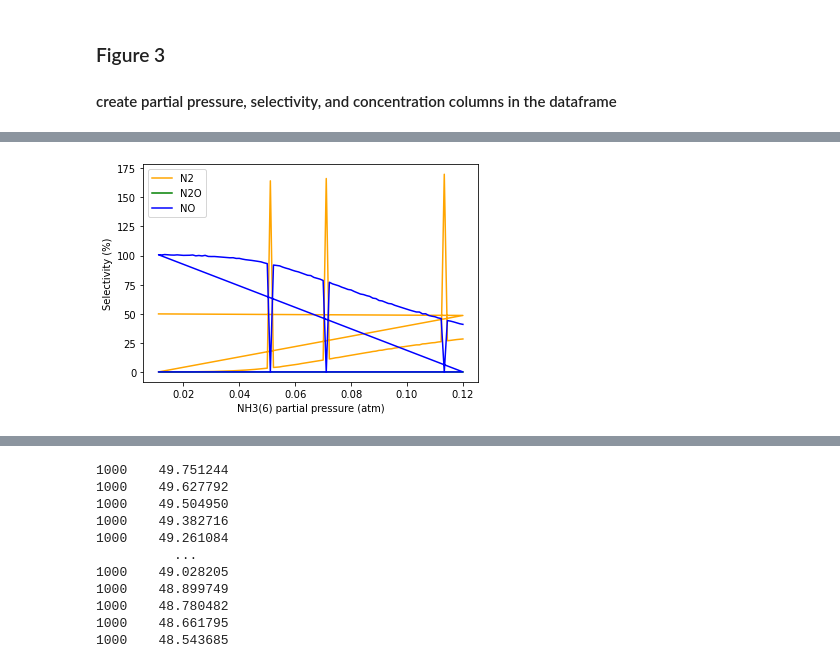
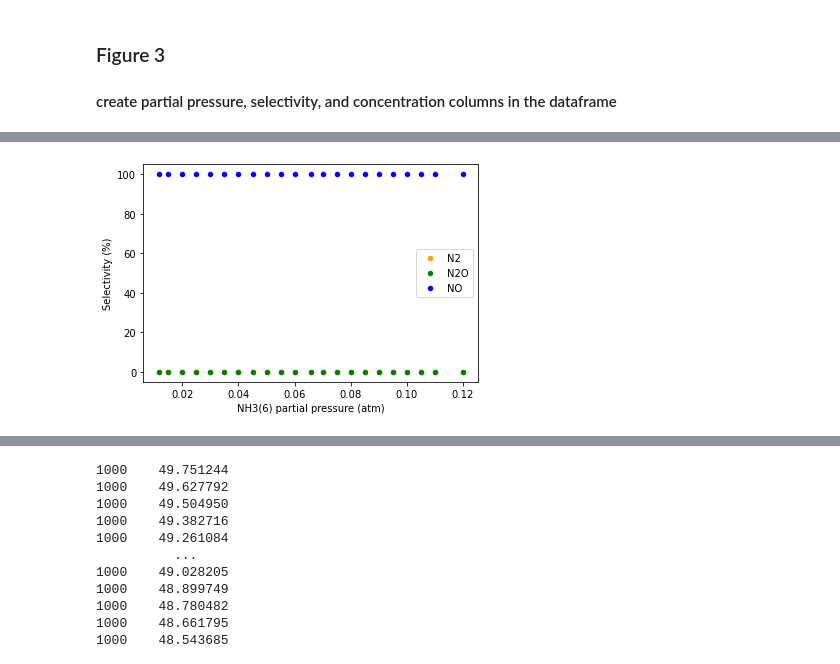
Before and after one commit to Tingchenlee/ammonia_analysis, a Jupyter notebook: Analyze_NH3.ipynb, the cells around one changed output, grey strips where cells are left out. Saved outputs shown, nothing was run; the diff lists cells and outputs as text; code cells hidden in the pictures.

```diff
--- a/Analyze_NH3.ipynb
+++ b/Analyze_NH3.ipynb
@@ -19,7 +19,7 @@ from rmgpy.data.base import Database
 # %%
 #Input file
 rmg_model_path = '../ammonia/'
-analysis_path = '../ammonia_analysis/NH3_results'
+analysis_path = '../ammonia_analysis/results/NH3_results'
 # %%
 #Git-python: checkout master branch
 import git
@@ -175,13 +196,31 @@ coverage_species_2 = ['NO_ads(27)', 'N_ads(64)', 'H3NX(29)', 'X(1)']
+# %%
+for commit in commit_list:
+    data_dict[commit]['NH3(6) conversion (%)']= 100*(data_dict[commit]['X_nh3 initial'] - data_dict[commit]['NH3(6)'])/data_dict[commit]['X_nh3 initial']
+
+    S_N2 = (-2)*(data_dict[commit]['N2(4) ROP [kmol/m^3 s]'])/data_dict[commit]['NH3(6) ROP [kmol/m^3 s]']
+    S_NO = (-1)*(data_dict[commit]['NO(5) ROP [kmol/m^3 s]'])/data_dict[commit]['NH3(6) ROP [kmol/m^3 s]']
+    S_N2O = (-2)*(data_dict[commit]['N2O(7) ROP [kmol/m^3 s]'])/data_dict[commit]['NH3(6) ROP [kmol/m^3 s]']
+    data_dict[commit]['N2(4) Selectivity (%)'] = 100*S_N2 / (S_N2 + S_NO + S_N2O)
+    data_dict[commit]['NO(5) Selectivity (%)'] = 100*S_NO / (S_N2 + S_NO + S_N2O)
+    data_dict[commit]['N2O(7) Selectivity (%)'] = 100*S_N2O / (S_N2 + S_NO + S_N2O)
+
+    data_dict[commit]['OX(10) Coverage']=data_dict[commit]['OX(10)']/(data_dict[commit]['OX(10)'] + data_dict[commit]['HOX(13)']+ data_dict[commit]['X(1)'])
+    data_dict[commit]['HOX(13) Coverage']=data_dict[commit]['HOX(13)']/(data_dict[commit]['OX(10)'] + data_dict[commit]['HOX(13)']+ data_dict[commit]['X(1)'])
+    data_dict[commit]['X(1) Coverage']=data_dict[commit]['X(1)']/(data_dict[commit]['OX(10)'] + data_dict[commit]['HOX(13)']+ data_dict[commit]['X(1)'])
+    data_dict[commit]['NO_ads(27) Coverage']=data_dict[commit]['NO_ads(27)']/(data_dict[commit]['NO_ads(27)'] + data_dict[commit]['N_ads(72)']+ data_dict[commit]['H3NX(29)']+ data_dict[commit]['X(1)'])
+    data_dict[commit]['N_ads(72) Coverage']=data_dict[commit]['N_ads(72)']/(data_dict[commit]['NO_ads(27)'] + data_dict[commit]['N_ads(72)']+ data_dict[commit]['H3NX(29)']+ data_dict[commit]['X(1)'])
+    data_dict[commit]['H3NX(29) Coverage']=data_dict[commit]['H3NX(29)']/(data_dict[commit]['NO_ads(27)'] + data_dict[commit]['N_ads(72)']+ data_dict[commit]['H3NX(29)']+ data_dict[commit]['X(1)'])
+    data_dict[commit]['X Coverage']=data_dict[commit]['X(1)']/(data_dict[commit]['NO_ads(27)'] + data_dict[commit]['N_ads(72)']+ data_dict[commit]['H3NX(29)']+ data_dict[commit]['X(1)'])
 # %%
-for commit in commit_list:
-    for i in conversion_species:
-        data_dict[commit]['NH3(6) conversion (%)'] = 100*(data_dict[commit]['X_nh3 initial'] - data_dict[commit][i])/data_dict[commit]['X_nh3 initial']
+# for commit in commit_list:
+#     for i in conversion_species:
+#         data_dict[commit]['NH3(6) conversion (%)'] = 100*(data_dict[commit]['X_nh3 initial'] - data_dict[commit][i])/data_dict[commit]['X_nh3 initial']
 
-    for i in selectivity_species:
-        data_dict[commit][f'{i} Selectivity (%)'] = 100*(data_dict[commit][i])/(data_dict[commit]['X_nh3 initial'] - data_dict[commit]['NH3(6)'])
+#     for i in selectivity_species:
+#         data_dict[commit][f'{i} Selectivity (%)'] = 100*(data_dict[commit][i])/(data_dict[commit]['X_nh3 initial'] - data_dict[commit]['NH3(6)'])
 
-    for i in coverage_species_1:
-        data_dict[commit][f'{i} Coverage'] = (data_dict[commit][i])/(data_dict[commit]['OX(10)'] + data_dict[commit]['HOX(13)']+ data_dict[commit]['X(1)'])
+#     for i in coverage_species_1:
+#         data_dict[commit][f'{i} Coverage'] = (data_dict[commit][i])/(data_dict[commit]['OX(10)'] + data_dict[commit]['HOX(13)']+ data_dict[commit]['X(1)'])
 
-    for i in coverage_species_2:
-        data_dict[commit][f'{i} Coverage'] = (data_dict[commit][i])/(data_dict[commit]['NO_ads(27)'] + data_dict[commit]['N_ads(64)']+ data_dict[commit]['H3NX(29)']+ data_dict[commit]['X(1)'])
+#     for i in coverage_species_2:
+#         data_dict[commit][f'{i} Coverage'] = (data_dict[commit][i])/(data_dict[commit]['NO_ads(27)'] + data_dict[commit]['N_ads(64)']+ data_dict[commit]['H3NX(29)']+ data_dict[commit]['X(1)'])
@@ -210,13 +287,13 @@ data_dict[commit].plot.scatter(x='X_nh3 initial',y='NH3(6) conversion (%)',label
 # %%
-ax1 = data_dict[commit].plot(x='X_nh3 initial',y='N2(4) Selectivity (%)',
+ax1 = data_dict[commit].plot.scatter(x='X_nh3 initial',y='N2(4) Selectivity (%)',
                                      label='N2',color="orange")
-ax2 = data_dict[commit].plot(x='X_nh3 initial',y='N2O(7) Selectivity (%)',
+ax2 = data_dict[commit].plot.scatter(x='X_nh3 initial',y='N2O(7) Selectivity (%)',
                                      label='N2O',color='g', ax=ax1)
-ax3 = data_dict[commit].plot(x='X_nh3 initial',y='NO(5) Selectivity (%)',
+ax3 = data_dict[commit].plot.scatter(x='X_nh3 initial',y='NO(5) Selectivity (%)',
                                      label='NO',color='blue', ax=ax1)
 ax1.set_xlabel("NH3(6) partial pressure (atm)")
 ax1.set_ylabel("Selectivity (%)")
 plt.show()
 # %% [output]
-[figure, old version]
+[figure, new version]
 # %%
```
Also changed, not shown: parts of 18 cells of this notebook, 11 other files.
